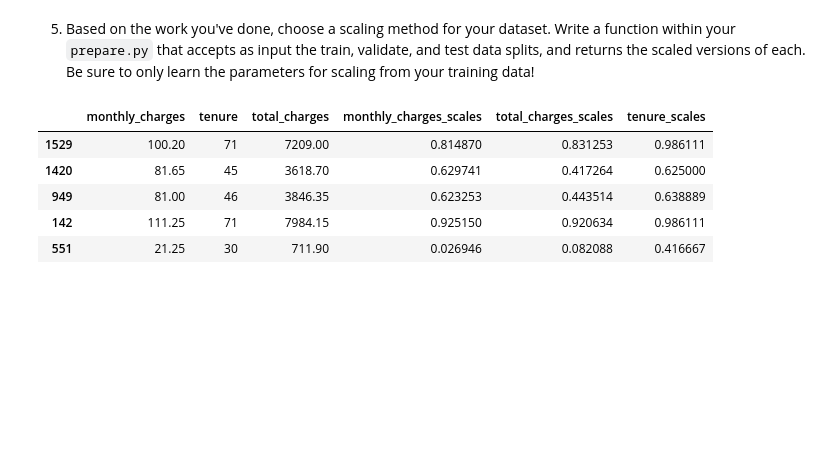
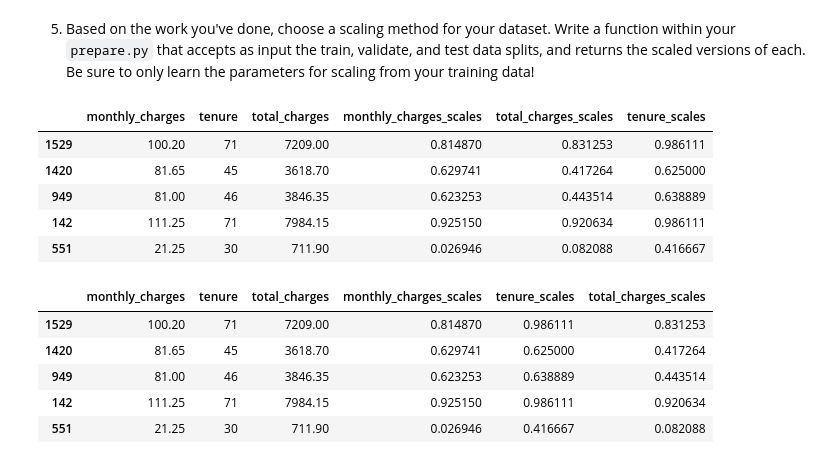
Before and after one commit to Brandon-Martinez27/regression-exercises, a Jupyter notebook: scaling.ipynb, the cells around one changed output. Saved outputs shown, nothing was run; the diff lists cells and outputs as text; code cells hidden in the pictures; blank space fills up the shorter version.

Commit message:
updated prepare file with new function for scaling, completed scaling exercises

```diff
--- a/scaling.ipynb
+++ b/scaling.ipynb
@@ -159,3 +161,14 @@ train.head()
 | 949 | 81.00 | 46 | 3846.35 | 0.623253 | 0.443514 | 0.638889 |
 | 142 | 111.25 | 71 | 7984.15 | 0.925150 | 0.920634 | 0.986111 |
 | 551 | 21.25 | 30 | 711.90 | 0.026946 | 0.082088 | 0.416667 |
+# %%
+#add scaled datasets (train,test, validate) from prepare file
+train, validate, test = prepare.prep_telco_data()
+train.head()
+# %% [output]
+|  | monthly_charges | tenure | total_charges | monthly_charges_scales | tenure_scales | total_charges_scales |
+| 1529 | 100.20 | 71 | 7209.00 | 0.814870 | 0.986111 | 0.831253 |
+| 1420 | 81.65 | 45 | 3618.70 | 0.629741 | 0.625000 | 0.417264 |
+| 949 | 81.00 | 46 | 3846.35 | 0.623253 | 0.638889 | 0.443514 |
+| 142 | 111.25 | 71 | 7984.15 | 0.925150 | 0.986111 | 0.920634 |
+| 551 | 21.25 | 30 | 711.90 | 0.026946 | 0.416667 | 0.082088 |
```
Also changed, not shown: parts of 2 cells of this notebook, 1 other file.
